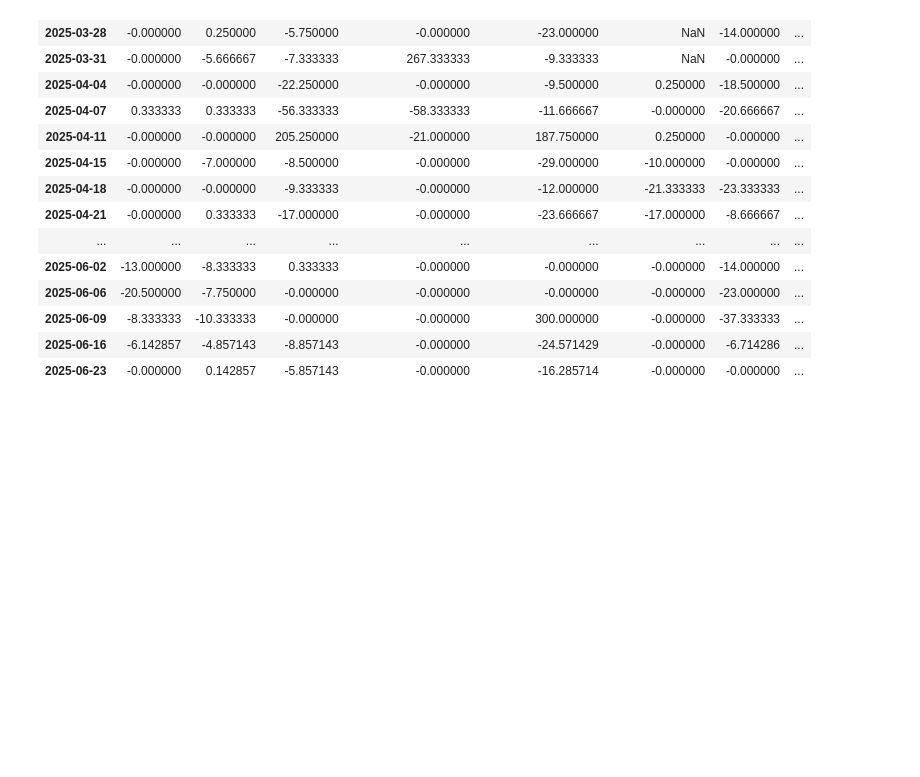
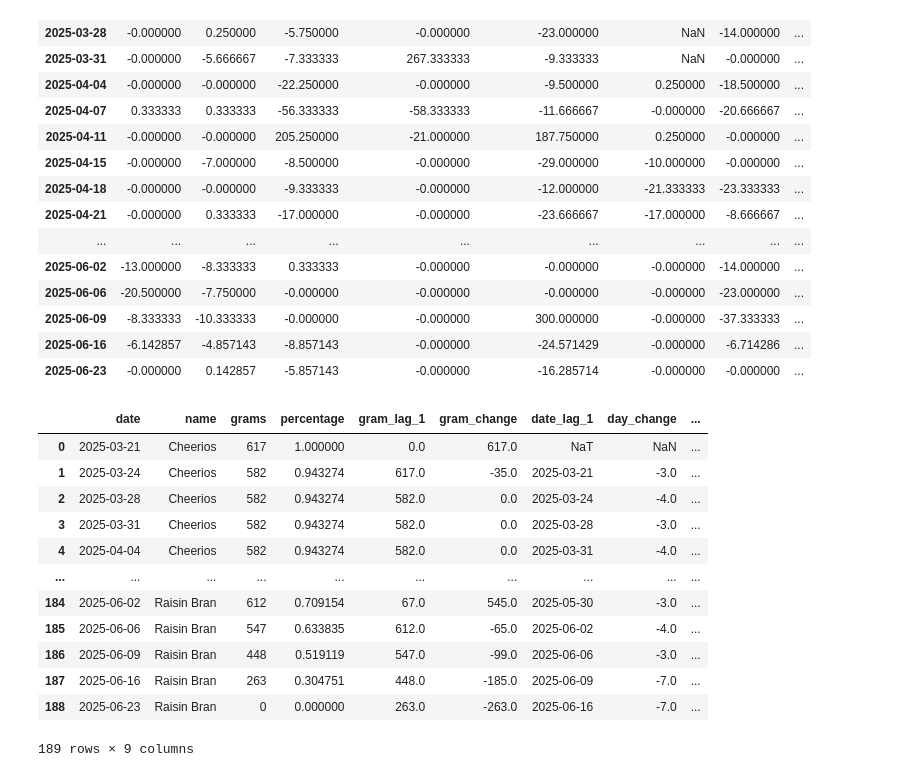
Before and after one commit to Peter-Silverstein/cereal-analysis, a Jupyter notebook: workbook.ipynb, the cells around one changed output. Drawn from its saved outputs; the diff is of its cells as text; code cells hidden in the pictures; blank space fills up the shorter version.

```diff
--- a/workbook.ipynb
+++ b/workbook.ipynb
@@ -79,3 +79,19 @@ cereal_pivot
 | 2025-06-09 | -8.333333 | -10.333333 | -0.000000 | -0.000000 | 300.000000 | -0.000000 | -37.333333 | ... |
 | 2025-06-16 | -6.142857 | -4.857143 | -8.857143 | -0.000000 | -24.571429 | -0.000000 | -6.714286 | ... |
 | 2025-06-23 | -0.000000 | 0.142857 | -5.857143 | -0.000000 | -16.285714 | -0.000000 | -0.000000 | ... |
+# %%
+cereal_ts
+# %% [output]
+|  | date | name | grams | percentage | gram_lag_1 | gram_change | date_lag_1 | day_change | ... |
+| 0 | 2025-03-21 | Cheerios | 617 | 1.000000 | 0.0 | 617.0 | NaT | NaN | ... |
+| 1 | 2025-03-24 | Cheerios | 582 | 0.943274 | 617.0 | -35.0 | 2025-03-21 | -3.0 | ... |
+| 2 | 2025-03-28 | Cheerios | 582 | 0.943274 | 582.0 | 0.0 | 2025-03-24 | -4.0 | ... |
+| 3 | 2025-03-31 | Cheerios | 582 | 0.943274 | 582.0 | 0.0 | 2025-03-28 | -3.0 | ... |
+| 4 | 2025-04-04 | Cheerios | 582 | 0.943274 | 582.0 | 0.0 | 2025-03-31 | -4.0 | ... |
+| ... | ... | ... | ... | ... | ... | ... | ... | ... | ... |
+| 184 | 2025-06-02 | Raisin Bran | 612 | 0.709154 | 67.0 | 545.0 | 2025-05-30 | -3.0 | ... |
+| 185 | 2025-06-06 | Raisin Bran | 547 | 0.633835 | 612.0 | -65.0 | 2025-06-02 | -4.0 | ... |
+| 186 | 2025-06-09 | Raisin Bran | 448 | 0.519119 | 547.0 | -99.0 | 2025-06-06 | -3.0 | ... |
+| 187 | 2025-06-16 | Raisin Bran | 263 | 0.304751 | 448.0 | -185.0 | 2025-06-09 | -7.0 | ... |
+| 188 | 2025-06-23 | Raisin Bran | 0 | 0.000000 | 263.0 | -263.0 | 2025-06-16 | -7.0 | ... |
+189 rows × 9 columns
```
Also changed, not shown: parts of 2 cells of this notebook, 1 other file.
